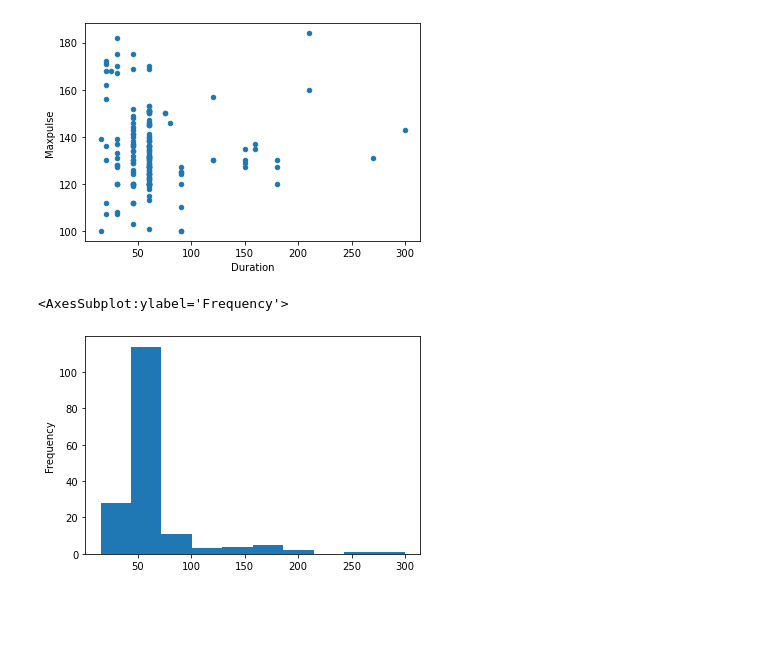
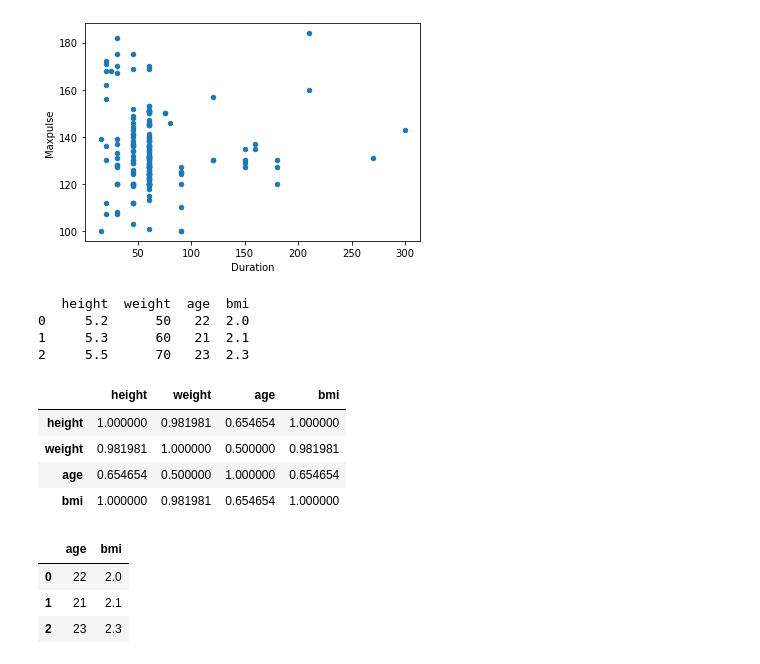
Before and after one commit to mamunsust12/Data-Mining-with-Python, a Jupyter notebook: class_4.2_Pandas.ipynb, the cells around one changed output. Drawn from its saved outputs; the diff is of its cells as text; code cells hidden in the pictures; blank space fills up the shorter version.

```diff
--- a/class_4.2_Pandas.ipynb
+++ b/class_4.2_Pandas.ipynb
@@ -766,8 +740,50 @@ df.plot(kind = 'scatter', x = 'Duration', y = 'Maxpulse')
 plt.show()
 # %% [output]
 [figure]
-# %%
-df["Duration"].plot(kind = 'hist')
-# %% [output]
-<AxesSubplot:ylabel='Frequency'>
-[figure, removed]
+# %%
+data = {
+  "height":{
+    "0":5.2,
+    "1":5.3,
+    "2":5.5,
+  },
+  "weight":{
+    "0":50,
+    "1":60,
+    "2":70,
+  },
+  "age":{
+    "0":22,
+    "1":21,
+    "2":23,
+  },
+  "bmi":{
+    "0":2,
+    "1":2.1,
+    "2":2.3,
+  }
+}
+df = pd.DataFrame(data)
+print(df)
+# %% [output]
+   height  weight  age  bmi
+0     5.2      50   22  2.0
+1     5.3      60   21  2.1
+2     5.5      70   23  2.3
+# %%
+df.corr()
+# %% [output]
+|  | height | weight | age | bmi |
+| height | 1.000000 | 0.981981 | 0.654654 | 1.000000 |
+| weight | 0.981981 | 1.000000 | 0.500000 | 0.981981 |
+| age | 0.654654 | 0.500000 | 1.000000 | 0.654654 |
+| bmi | 1.000000 | 0.981981 | 0.654654 | 1.000000 |
+# %%
+ndf=df.drop(['height','weight'], axis='columns')
+#ndf=df.drop(['height','weight'], axis=1) # 1= column, 0=row
+ndf
+# %% [output]
+|  | age | bmi |
+| 0 | 22 | 2.0 |
+| 1 | 21 | 2.1 |
+| 2 | 23 | 2.3 |
```
Also changed, not shown: parts of 17 cells of this notebook.
